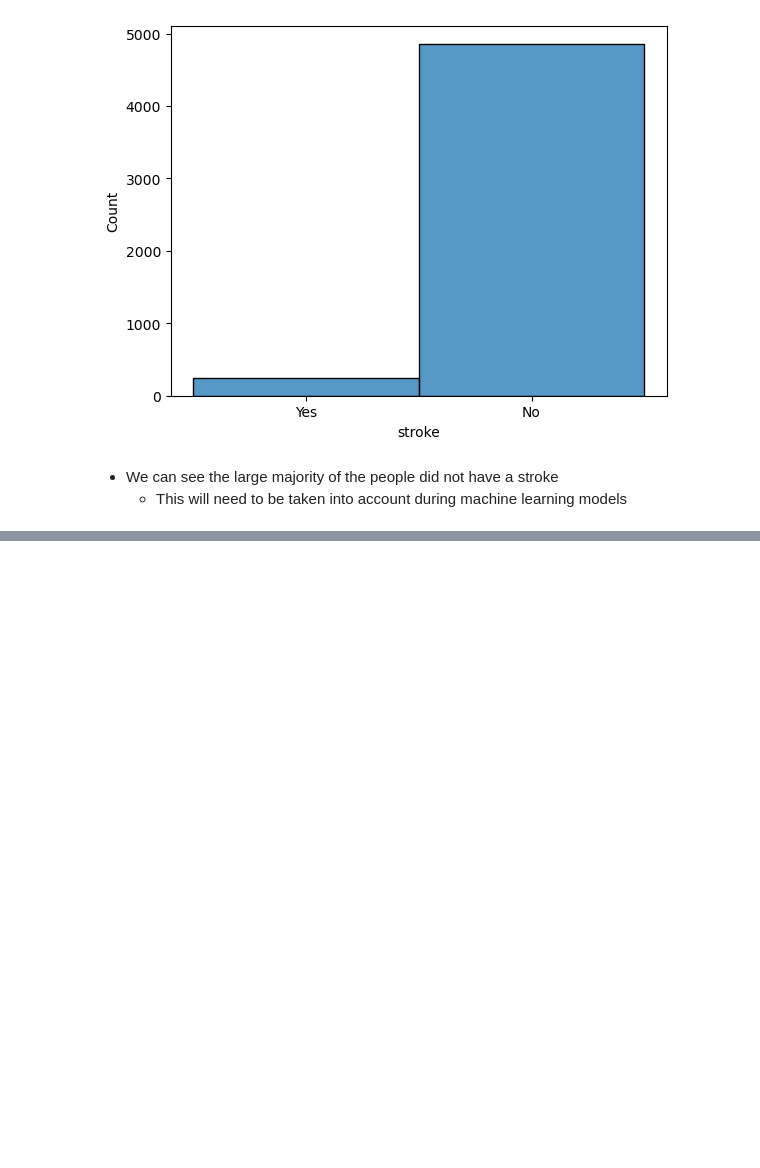
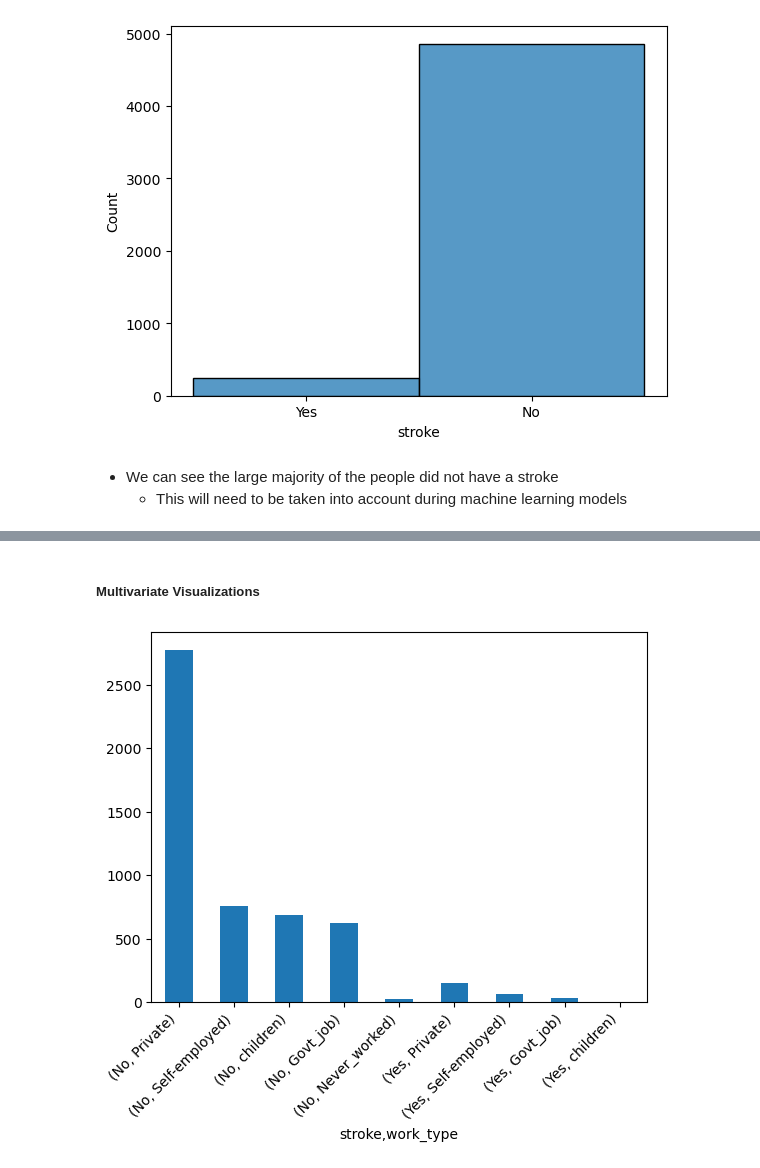
Before and after one commit to Zach-Hanson3/At-Risk-Stroke-Prediction, a Jupyter notebook: Stroke_Prediction.ipynb, the cells around one changed output, grey strips where cells are left out. Drawn from its saved outputs; the diff is of its cells as text; code cells hidden in the pictures; blank space fills up the shorter version.

```diff
--- a/Stroke_Prediction.ipynb
+++ b/Stroke_Prediction.ipynb
@@ -305,0 +358,7 @@ sns.histplot(data=ea_df, x='stroke');
+# %% [markdown]
+##### Multivariate Visualizations
+# %%
+ea_df.groupby('stroke')['work_type'].value_counts().plot(kind='bar');
+plt.xticks(rotation=45, ha='right');
+# %% [output]
+[figure, added]
```
Also changed, not shown: parts of 17 cells of this notebook.
